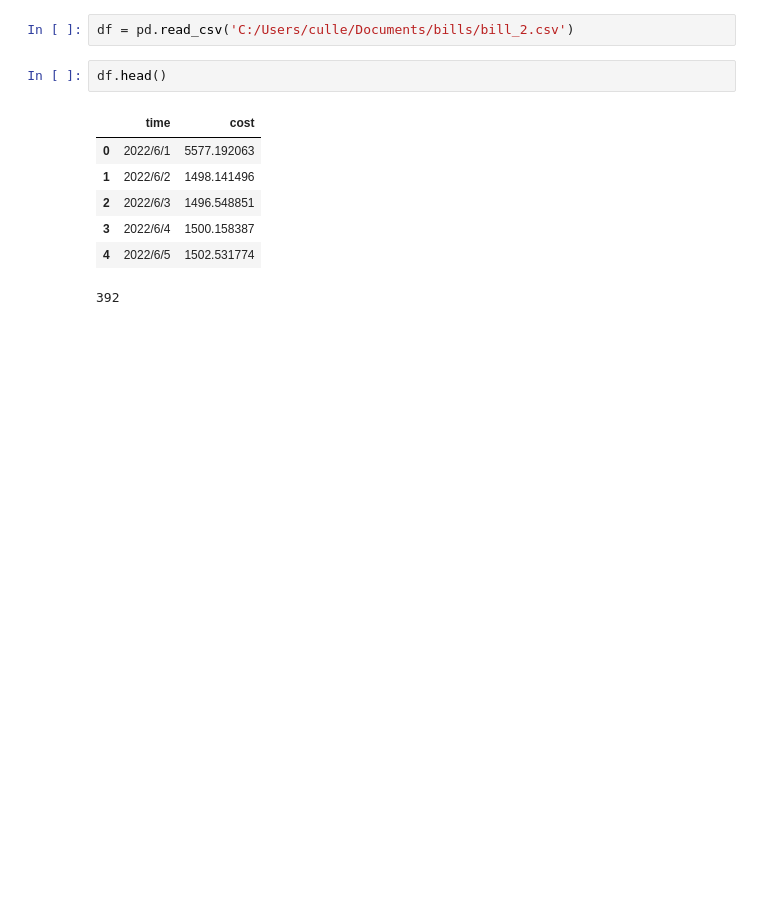
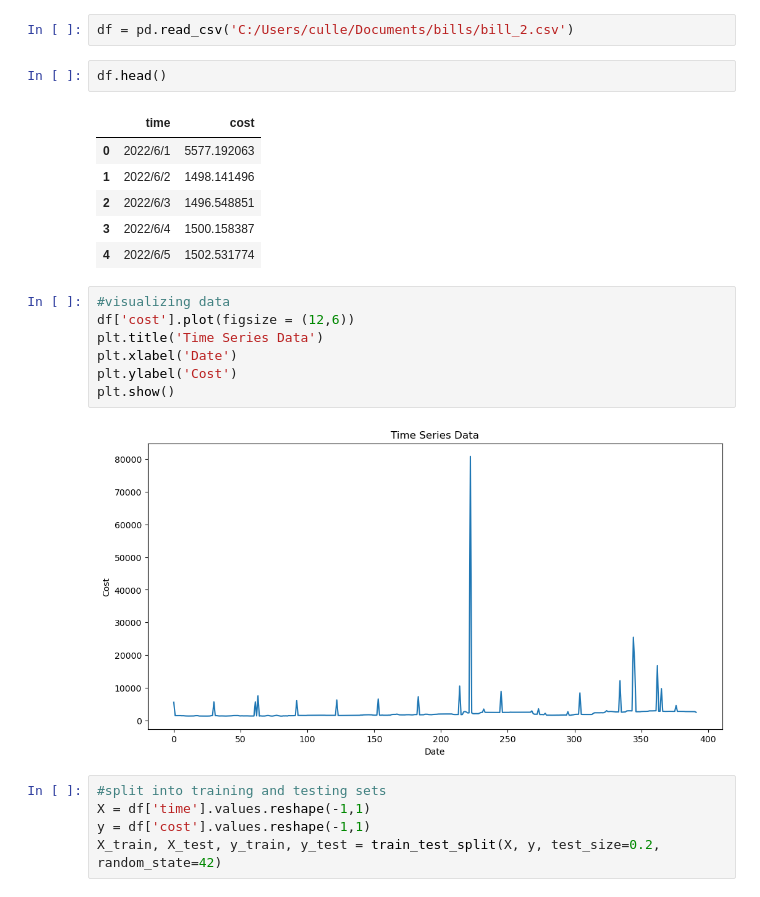
Before and after one commit to stanwu4/TimeSeriesAlgo, a Jupyter notebook: TimeSeriesAlgorithm_2.ipynb, the cells around one changed output. Saved outputs shown, nothing was run; the diff lists cells and outputs as text; blank space fills up the shorter version.

```diff
--- a/TimeSeriesAlgorithm_2.ipynb
+++ b/TimeSeriesAlgorithm_2.ipynb
@@ -17,5 +18,16 @@ df.head()
 | 3 | 2022/6/4 | 1500.158387 |
 | 4 | 2022/6/5 | 1502.531774 |
 # %%
+#visualizing data
+df['cost'].plot(figsize = (12,6))
+plt.title('Time Series Data')
+plt.xlabel('Date')
+plt.ylabel('Cost')
+plt.show()
 # %% [output]
-392
+[figure, added]
+# %%
+#split into training and testing sets
+X = df['time'].values.reshape(-1,1)
+y = df['cost'].values.reshape(-1,1)
+X_train, X_test, y_train, y_test = train_test_split(X, y, test_size=0.2, random_state=42)
```
Also changed, not shown: parts of 2 cells of this notebook.
